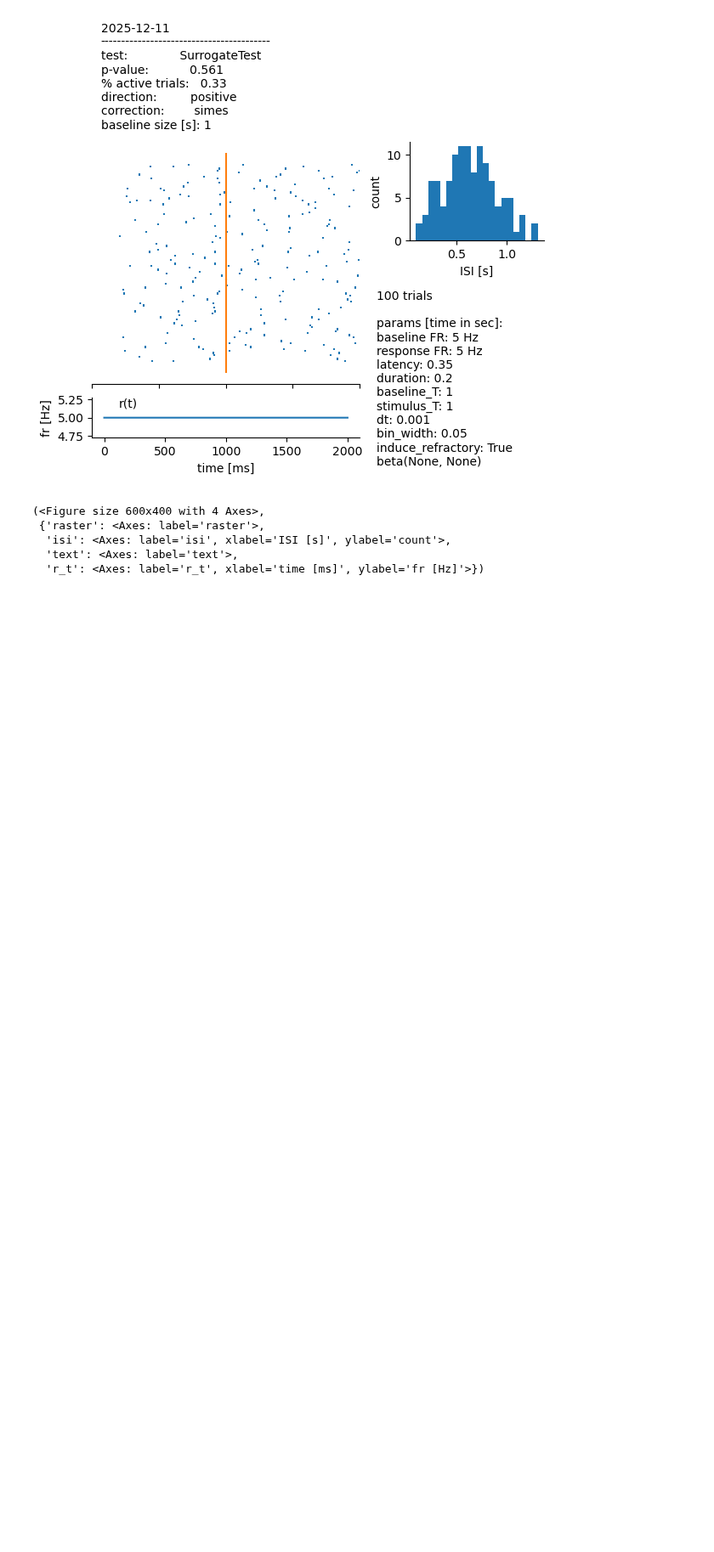
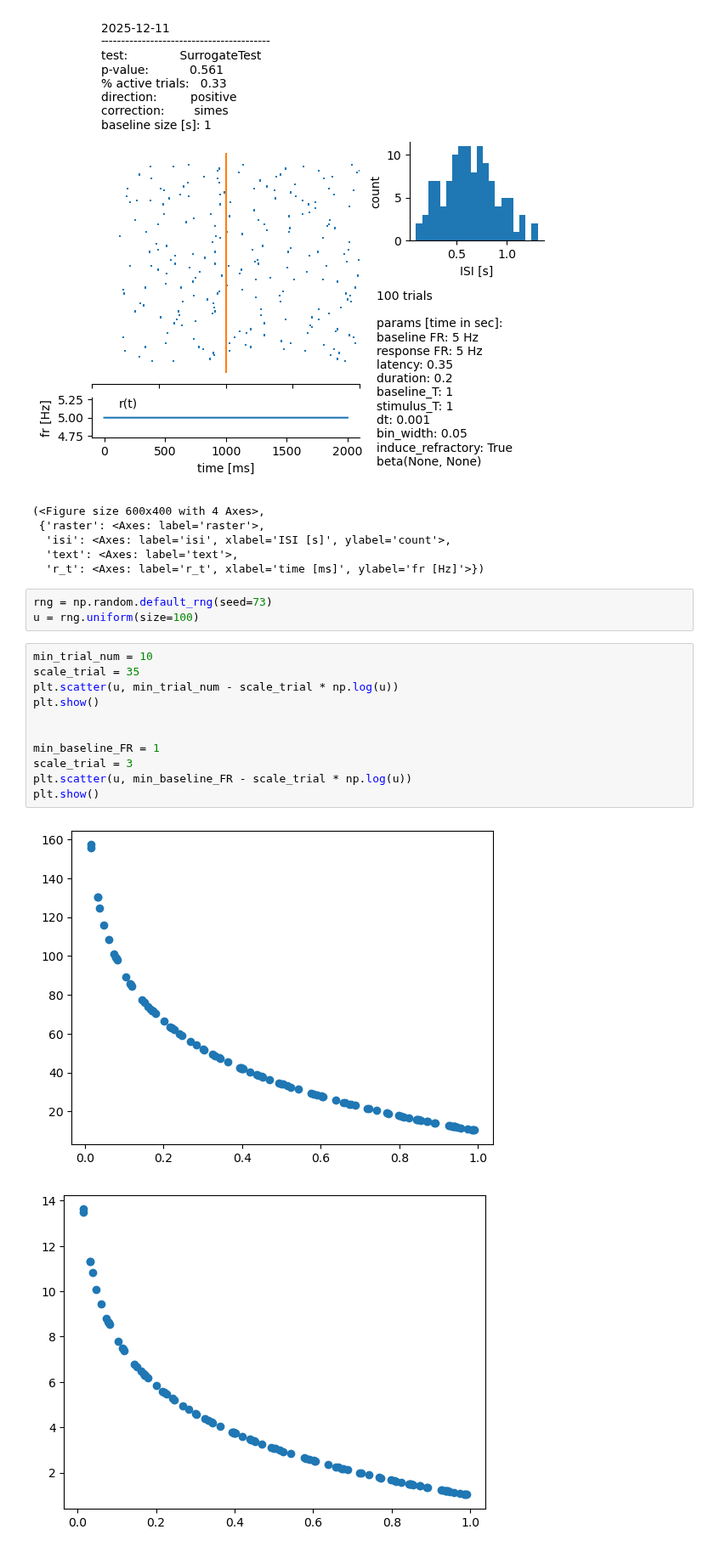
Before and after one commit to a-darcher/response_generator, a Jupyter notebook: dev.ipynb, the cells around one changed output. Shown at 85% size. Cells and saved outputs as stored; diff of their text form; blank space fills up the shorter version.

```diff
--- a/dev.ipynb
+++ b/dev.ipynb
@@ -102,3 +104,20 @@ Mean, response: 1.19 Hz
   'isi': <Axes: label='isi', xlabel='ISI [s]', ylabel='count'>,
   'text': <Axes: label='text'>,
   'r_t': <Axes: label='r_t', xlabel='time [ms]', ylabel='fr [Hz]'>})
+# %%
+rng = np.random.default_rng(seed=73)
+u = rng.uniform(size=100)
+# %%
+min_trial_num = 10
+scale_trial = 35
+plt.scatter(u, min_trial_num - scale_trial * np.log(u))
+plt.show()
+
+
+min_baseline_FR = 1
+scale_trial = 3
+plt.scatter(u, min_baseline_FR - scale_trial * np.log(u))
+plt.show()
+# %% [output]
+[figure, added]
+[figure, added]
```
Also changed, not shown: parts of 2 cells of this notebook.
